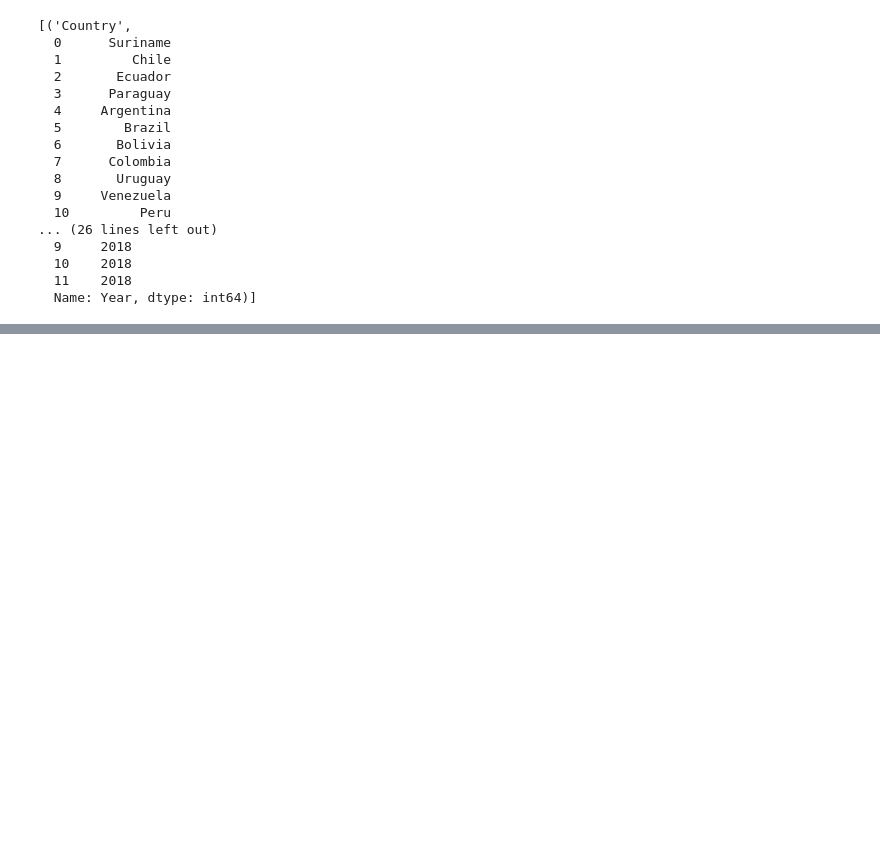
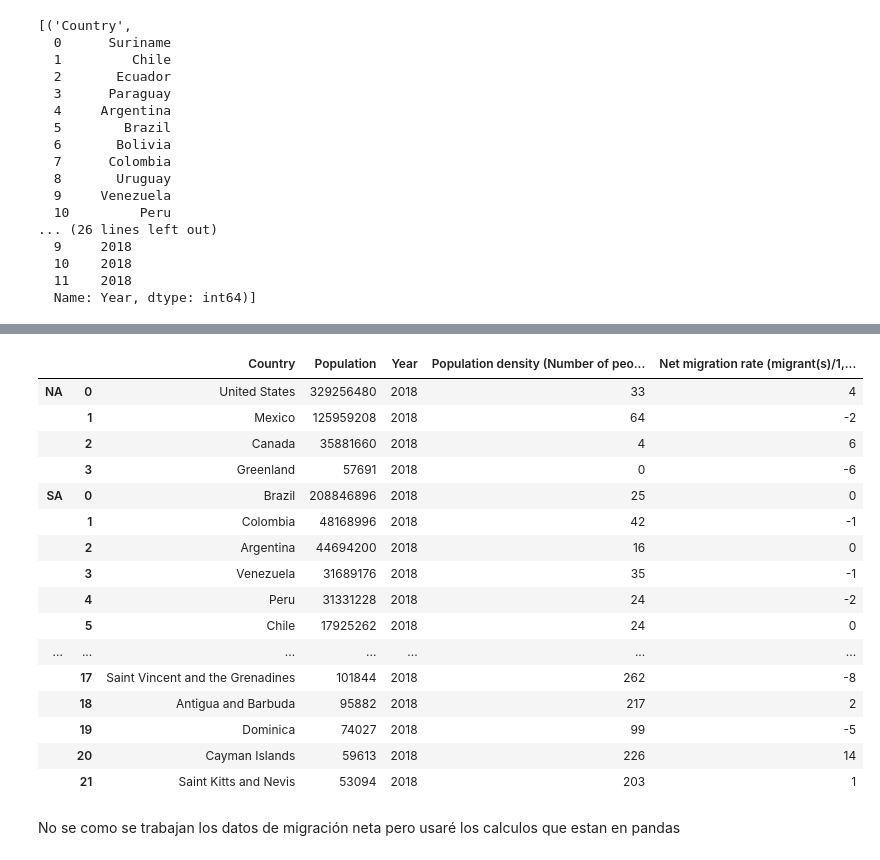
Before and after one commit to DCIDA2019/dcida2020ii-anaradi, a Jupyter notebook: Sep4/Tablas.ipynb, the cells around one changed output, grey strips where cells are left out. Cells and saved outputs as stored; diff of their text form; code cells hidden in the pictures; blank space fills up the shorter version.

```diff
--- a/Sep4/Tablas.ipynb
+++ b/Sep4/Tablas.ipynb
@@ -196,0 +310,2 @@ list(data2.items())
+# %%
+dfCA3=pd.read_csv('densidadpoblacionCA.csv')
@@ -196,0 +320,4 @@ list(data2.items())
+# %%
+dfCA4=pd.merge(dfCA2, dfCA3)
+# %%
+dfCA5=pd.merge(dfCA4, data3)
@@ -196,0 +344,24 @@ list(data2.items())
+# %%
+u2=pd.concat([dfNA5, dfSA5, dfCA5], keys=['NA', 'SA', 'CA'])
+# %%
+u2
+# %% [output]
+|  |  | Country | Population | Year | Population density (Number of peo... | Net migration rate (migrant(s)/1,... |
+| NA | 0 | United States | 329256480 | 2018 | 33 | 4 |
+|  | 1 | Mexico | 125959208 | 2018 | 64 | -2 |
+|  | 2 | Canada | 35881660 | 2018 | 4 | 6 |
+|  | 3 | Greenland | 57691 | 2018 | 0 | -6 |
+| SA | 0 | Brazil | 208846896 | 2018 | 25 | 0 |
+|  | 1 | Colombia | 48168996 | 2018 | 42 | -1 |
+|  | 2 | Argentina | 44694200 | 2018 | 16 | 0 |
+|  | 3 | Venezuela | 31689176 | 2018 | 35 | -1 |
+|  | 4 | Peru | 31331228 | 2018 | 24 | -2 |
+|  | 5 | Chile | 17925262 | 2018 | 24 | 0 |
+| ... | ... | ... | ... | ... | ... | ... |
+|  | 17 | Saint Vincent and the Grenadines | 101844 | 2018 | 262 | -8 |
+|  | 18 | Antigua and Barbuda | 95882 | 2018 | 217 | 2 |
+|  | 19 | Dominica | 74027 | 2018 | 99 | -5 |
+|  | 20 | Cayman Islands | 59613 | 2018 | 226 | 14 |
+|  | 21 | Saint Kitts and Nevis | 53094 | 2018 | 203 | 1 |
+# %% [markdown]
+No se como se trabajan los datos de migración neta pero usaré los calculos que estan en pandas
```
Also changed, not shown: parts of 71 cells of this notebook.
